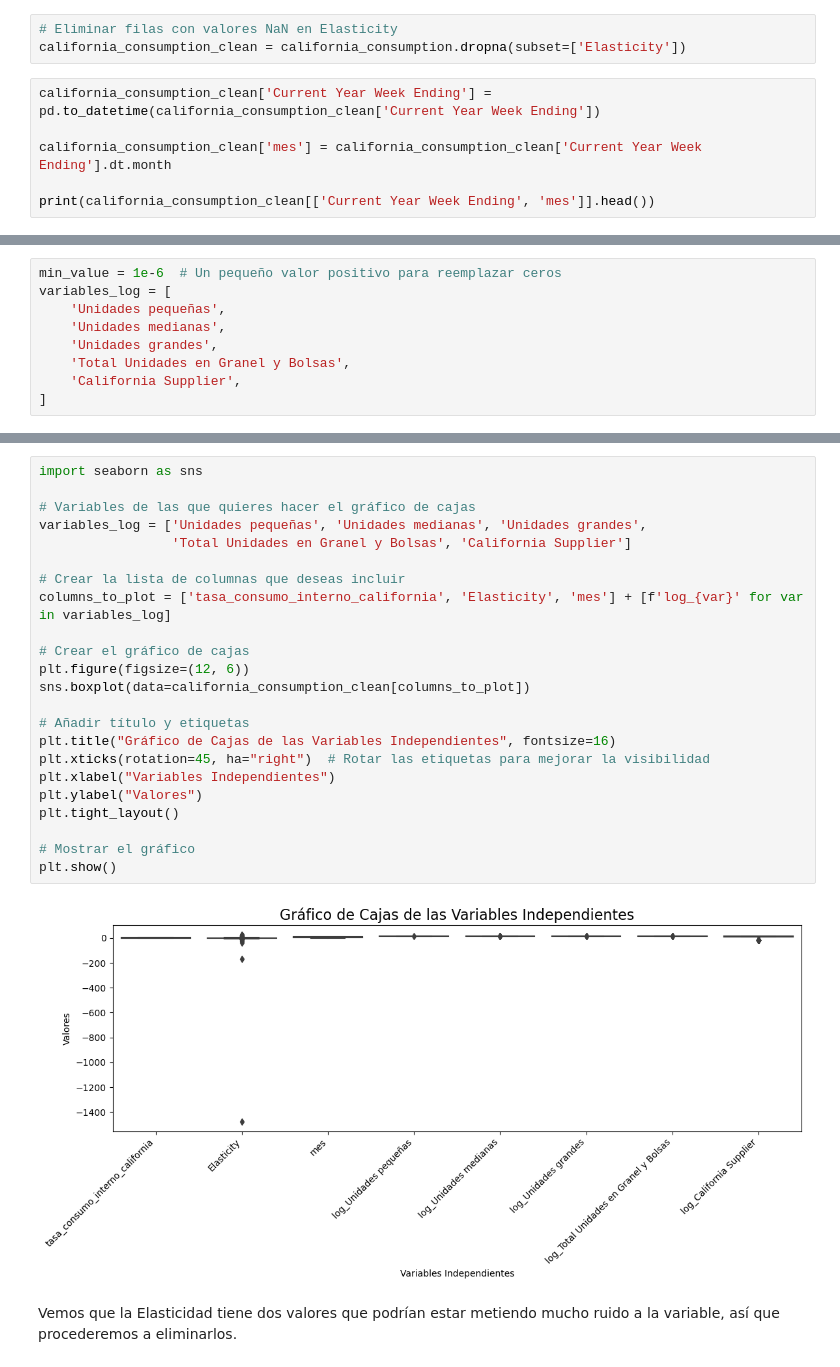
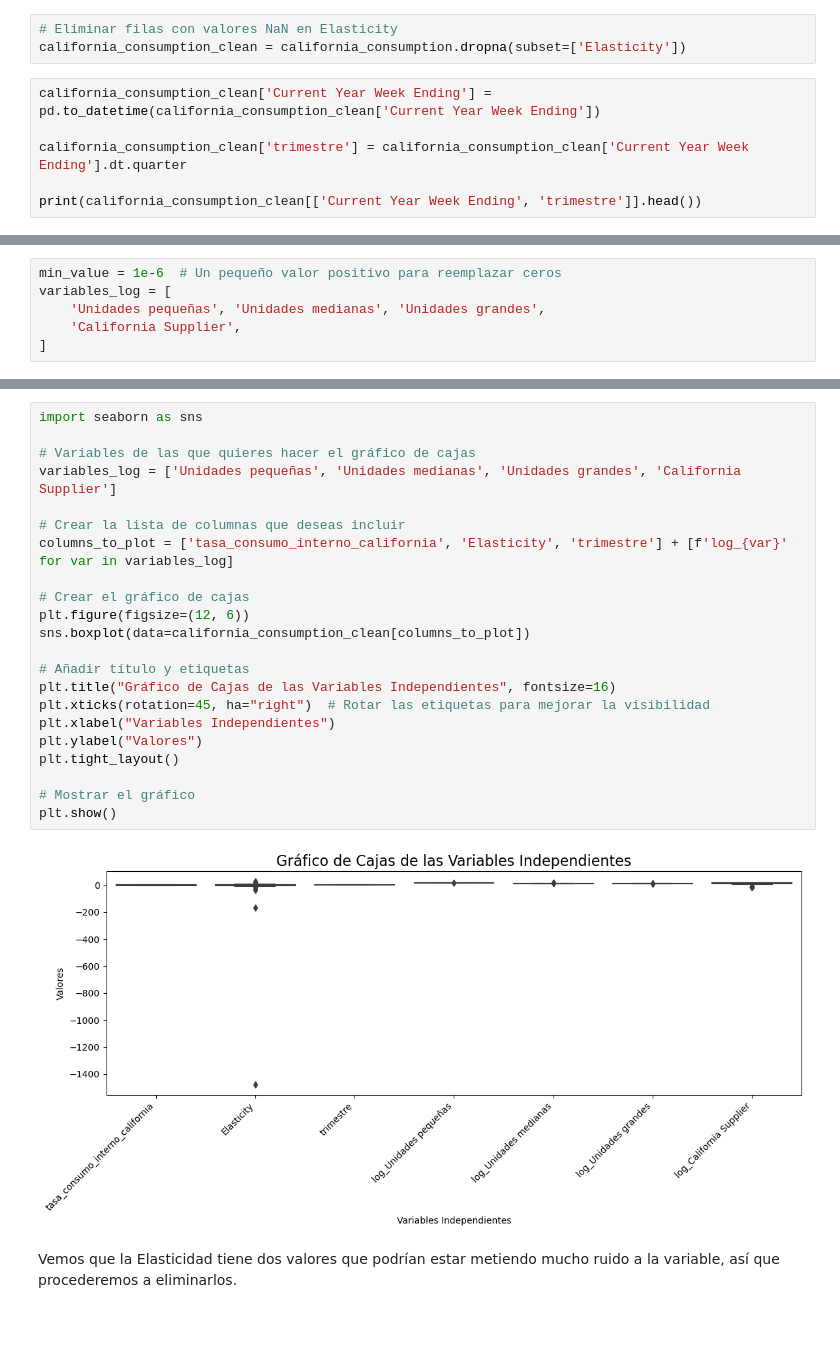
Before and after one commit to arboldeku/Avocado-2.0, a Jupyter notebook: code/modelos_predicciones.ipynb, the cells around one changed output, grey strips where cells are left out. Cells and saved outputs as stored; diff of their text form; blank space fills up the shorter version.

```diff
--- a/code/modelos_predicciones.ipynb
+++ b/code/modelos_predicciones.ipynb
@@ -214,7 +214,7 @@ california_consumption_clean = california_consumption.dropna(subset=['Elasticity
 # %%
 california_consumption_clean['Current Year Week Ending'] = pd.to_datetime(california_consumption_clean['Current Year Week Ending'])
 
-california_consumption_clean['mes'] = california_consumption_clean['Current Year Week Ending'].dt.month
+california_consumption_clean['trimestre'] = california_consumption_clean['Current Year Week Ending'].dt.quarter
 
-print(california_consumption_clean[['Current Year Week Ending', 'mes']].head())
+print(california_consumption_clean[['Current Year Week Ending', 'trimestre']].head())
 # %% [output]
@@ -237,10 +237,7 @@ See the caveats in the documentation: https://pandas.pydata.org/pandas-docs/stab
 # %%
 min_value = 1e-6  # Un pequeño valor positivo para reemplazar ceros
 variables_log = [
-    'Unidades pequeñas',
-    'Unidades medianas',
-    'Unidades grandes',
-    'Total Unidades en Granel y Bolsas',
+    'Unidades pequeñas', 'Unidades medianas', 'Unidades grandes',
     'California Supplier',
 ]
 # %%
@@ -286,28 +271,27 @@ print(california_consumption_clean[[f'log_{var}' for var in variables_log]].head
 # %%
 import seaborn as sns
 
 # Variables de las que quieres hacer el gráfico de cajas
-variables_log = ['Unidades pequeñas', 'Unidades medianas', 'Unidades grandes',
-                 'Total Unidades en Granel y Bolsas', 'California Supplier']
+variables_log = ['Unidades pequeñas', 'Unidades medianas', 'Unidades grandes', 'California Supplier']
 
 # Crear la lista de columnas que deseas incluir
-columns_to_plot = ['tasa_consumo_interno_california', 'Elasticity', 'mes'] + [f'log_{var}' for var in variables_log]
+columns_to_plot = ['tasa_consumo_interno_california', 'Elasticity', 'trimestre'] + [f'log_{var}' for var in variables_log]
 
 # Crear el gráfico de cajas
 plt.figure(figsize=(12, 6))
 sns.boxplot(data=california_consumption_clean[columns_to_plot])
 
 # Añadir título y etiquetas
 plt.title("Gráfico de Cajas de las Variables Independientes", fontsize=16)
 plt.xticks(rotation=45, ha="right")  # Rotar las etiquetas para mejorar la visibilidad
 plt.xlabel("Variables Independientes")
 plt.ylabel("Valores")
 plt.tight_layout()
 
 # Mostrar el gráfico
 plt.show()
 # %% [output]
-[figure, old version]
+[figure, new version]
 # %% [markdown]
 Vemos que la Elasticidad tiene dos valores que podrían estar metiendo mucho ruido a la variable, así que procederemos a eliminarlos.
 # %% [markdown]
```
Also changed, not shown: parts of 17 cells of this notebook, 1 other file.
